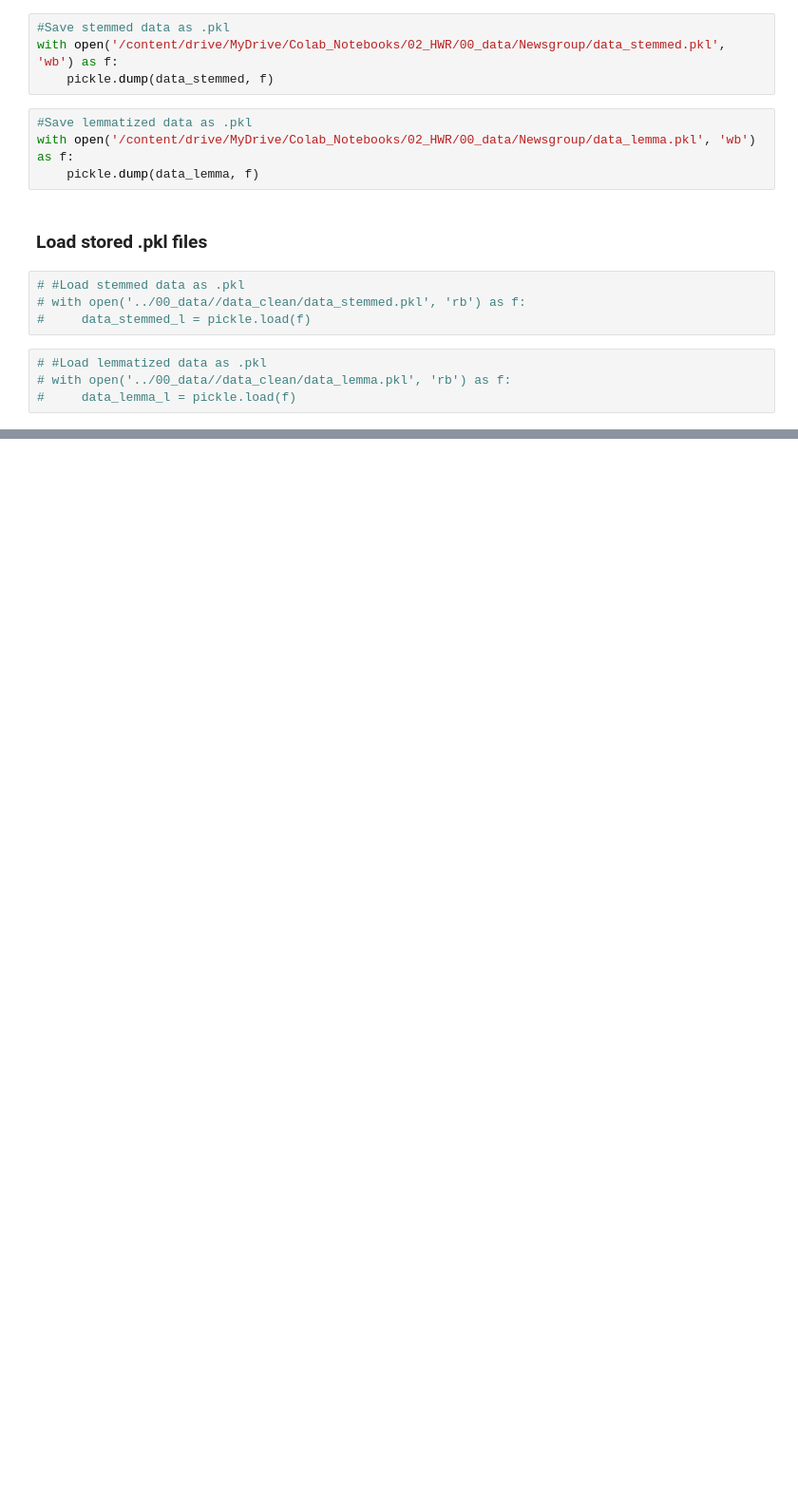
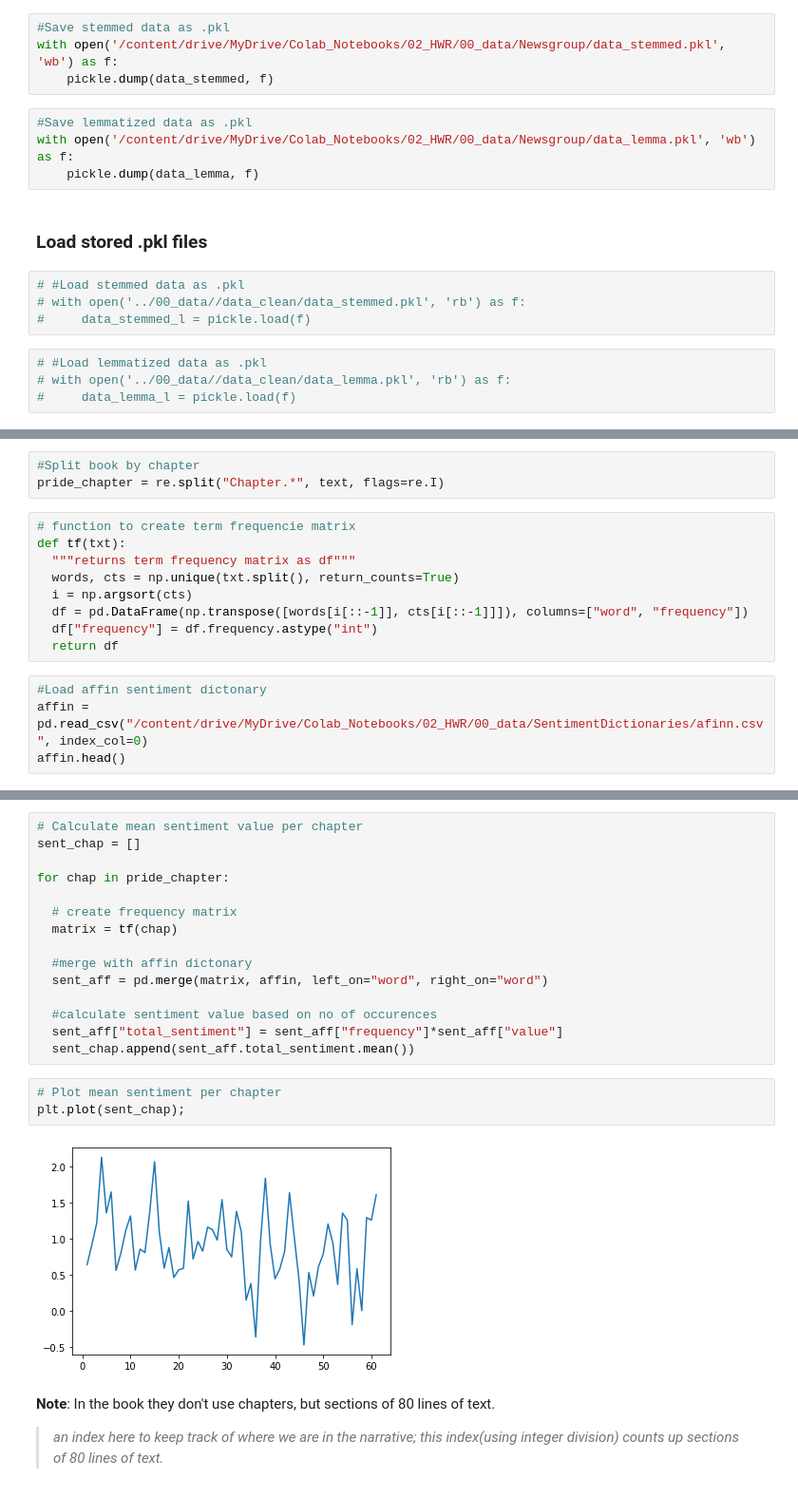
Before and after one commit to hoangminhanh/TWSM_Lab, a Jupyter notebook: Homework/2_Exercise_Preprocessing/PH_2_Preprocessing.ipynb, the cells around one changed output, grey strips where cells are left out. Shown at 95% size. Cells and saved outputs as stored; diff of their text form; blank space fills up the shorter version.

Commit message:
Add extra challenge chapter

```diff
--- a/Homework/2_Exercise_Preprocessing/PH_2_Preprocessing.ipynb
+++ b/Homework/2_Exercise_Preprocessing/PH_2_Preprocessing.ipynb
@@ -282,0 +324,16 @@ with open('/content/drive/MyDrive/Colab_Notebooks/02_HWR/00_data/Newsgroup/data_
+# %%
+#Split book by chapter
+pride_chapter = re.split("Chapter.*", text, flags=re.I)
+# %%
+# function to create term frequencie matrix
+def tf(txt):
+  """returns term frequency matrix as df"""
+  words, cts = np.unique(txt.split(), return_counts=True)
+  i = np.argsort(cts)
+  df = pd.DataFrame(np.transpose([words[i[::-1]], cts[i[::-1]]]), columns=["word", "frequency"])
+  df["frequency"] = df.frequency.astype("int")
+  return df
+# %%
+#Load affin sentiment dictonary
+affin = pd.read_csv("/content/drive/MyDrive/Colab_Notebooks/02_HWR/00_data/SentimentDictionaries/afinn.csv", index_col=0)
+affin.head()
@@ -282,0 +347,24 @@ with open('/content/drive/MyDrive/Colab_Notebooks/02_HWR/00_data/Newsgroup/data_
+# %%
+# Calculate mean sentiment value per chapter
+sent_chap = []
+
+for chap in pride_chapter:
+
+  # create frequency matrix
+  matrix = tf(chap)
+
+  #merge with affin dictonary
+  sent_aff = pd.merge(matrix, affin, left_on="word", right_on="word")
+
+  #calculate sentiment value based on no of occurences
+  sent_aff["total_sentiment"] = sent_aff["frequency"]*sent_aff["value"]
+  sent_chap.append(sent_aff.total_sentiment.mean())
+# %%
+# Plot mean sentiment per chapter
+plt.plot(sent_chap);
+# %% [output]
+[figure, added]
+# %% [markdown]
+**Note**: In the book they don't use chapters, but sections of 80 lines of text.
+
+> *an index here to keep track of where we are in the narrative; this index(using integer division) counts up sections of 80 lines of text.*
```
Also changed, not shown: parts of 18 cells of this notebook.
